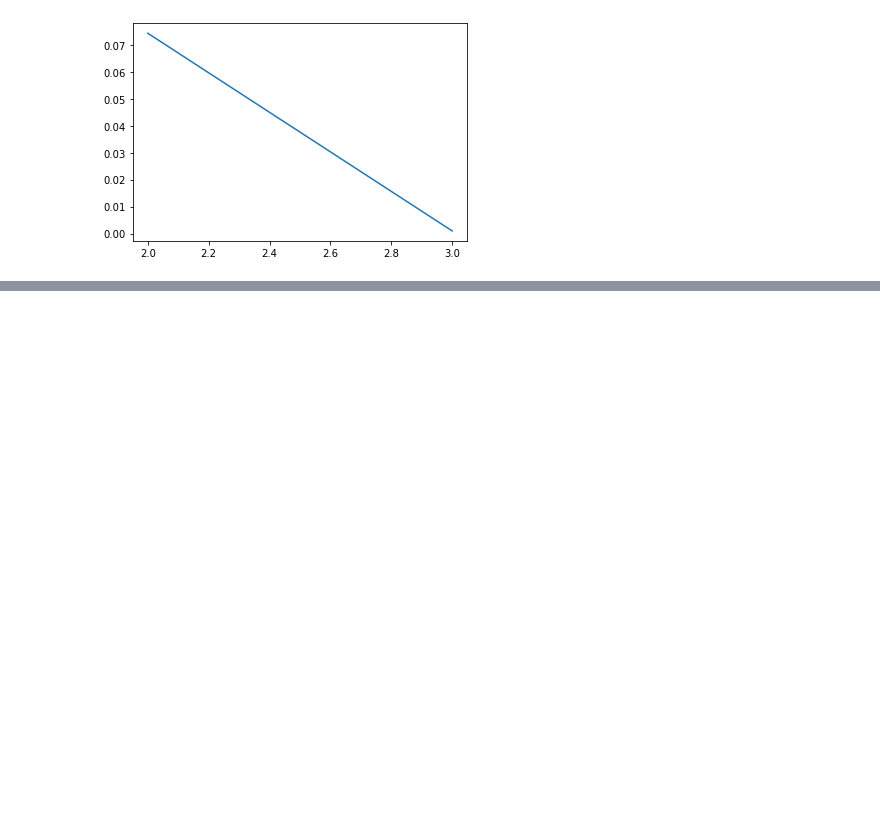
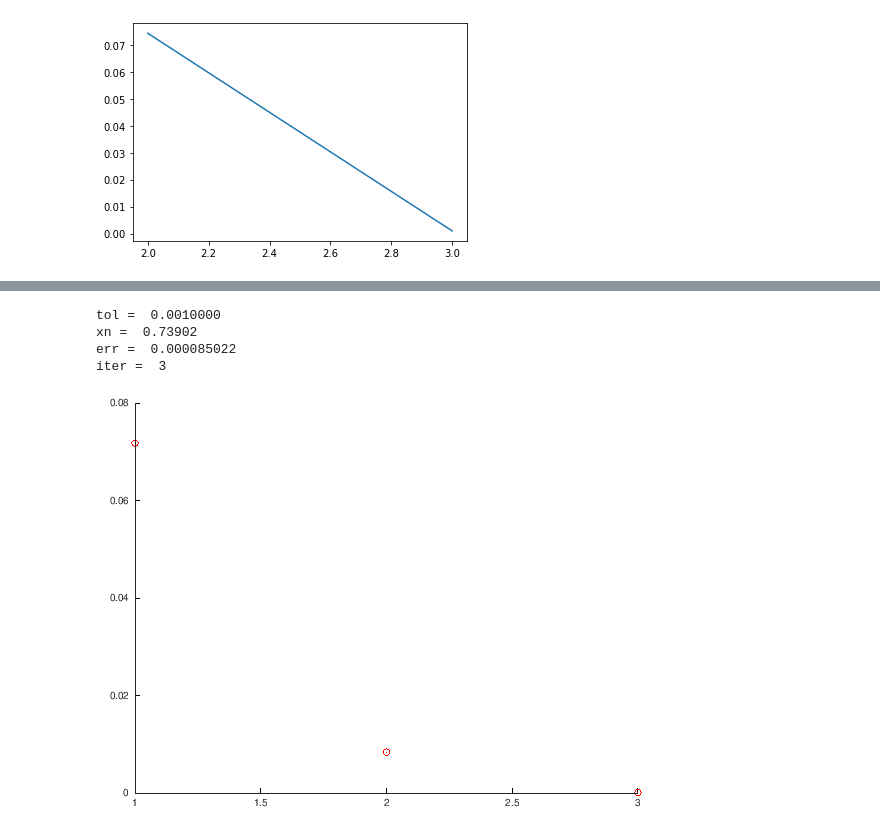
Before and after one commit to KJeanpol/Numerical-Methods, a Jupyter notebook: Catalogo_Kenneth_Alvarado_2015095715/1_Raices.ipynb, the cells around one changed output, grey strips where cells are left out. Drawn from its saved outputs; the diff is of its cells as text; code cells hidden in the pictures; blank space fills up the shorter version.

Commit message:
Added Fixed Point, Muller and False Position methods"

```diff
--- a/Catalogo_Kenneth_Alvarado_2015095715/1_Raices.ipynb
+++ b/Catalogo_Kenneth_Alvarado_2015095715/1_Raices.ipynb
@@ -367,8 +368,7 @@ x0=1;
 b=2;
 iterMax=50;
 tolerancia=1*(10**-4)
-y=nr('exp(x)-(1/x)',x0,tolerancia,iterMax)
-print(y)
+nr('exp(x)-(1/x)',x0,tolerancia,iterMax)
 # %% [output]
 [0.5671425803617602, 3.4594823934419594e-06, 3]
 [figure]
@@ -538,0 +693,13 @@ secante('exp(-x**2)-x',x0,x1,tolerancia,iterMax)
+# %%
+% Solución del ejemplo utilizando GNU Octave
+an=1/4;
+bn=pi/4;
+maxIter=200;
+tol=1*(10**-3)
+[xn, err, iter]=falsePosition('cos(x)-x',an,bn,tol,maxIter)
+# %% [output]
+tol =  0.0010000
+xn =  0.73902
+err =  0.000085022
+iter =  3
+[figure, added]
```
Also changed, not shown: parts of 49 cells of this notebook, 7 other files.
